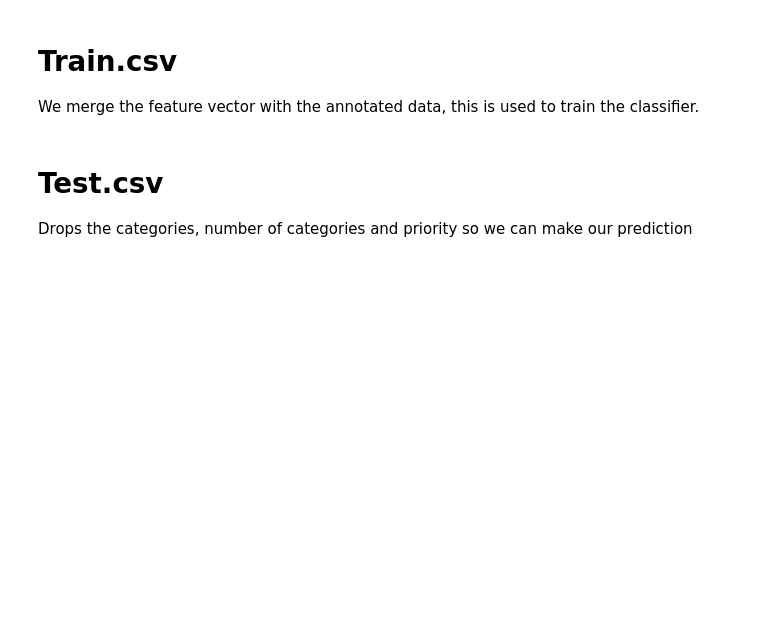
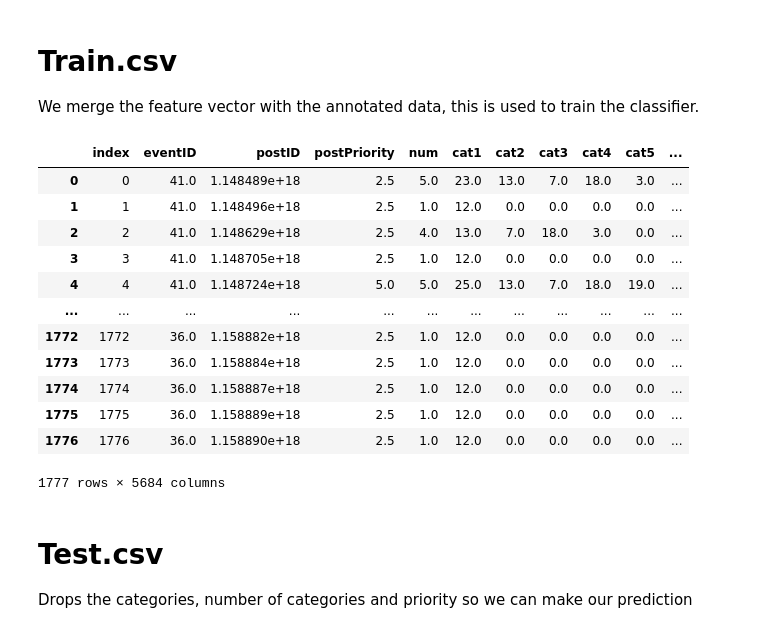
Before and after one commit to glasgowm148/Calamity, a Jupyter notebook: src/jupyter/1-notebooks/API.ipynb, the cells around one changed output. Saved outputs shown, nothing was run; the diff lists cells and outputs as text; code cells hidden in the pictures; blank space fills up the shorter version.

```diff
--- a/src/jupyter/1-notebooks/API.ipynb
+++ b/src/jupyter/1-notebooks/API.ipynb
@@ -255,5 +363,5 @@ api_input = new_df
 api_input.describe()
 # %%
 # Group by tweet
-feature_vector_input = api_input.groupby(['tweet_id']).agg('first')
+feature_vector_input = df.groupby(['tweet_id']).agg('first')
 feature_vector_input
@@ -307,25 +444,40 @@ labels
 
 
 We merge the feature vector with the annotated data, this is used to train the classifier.
+# %%
+feature_vector_input.drop(['tweet_text'], axis = 1, inplace = True)
+feature_vector_input.drop(['embeddings'], axis = 1, inplace = True)
+feature_vector_input.drop(['sentiment'], axis = 1, inplace = True)
 # %%
-test.drop(list(test.filter(regex = 'text\d+$')), axis = 1, inplace = True)
-
-
 # Merges the input feature vector with the labels
 train = pd.merge(labels, feature_vector_input, left_on = 'postID', right_on = 'tweet_id', how = 'inner')
 
 # reset the index
 train = train.reset_index()
 
 # fill NaN and replace Infinity
 train.fillna(0, inplace=True)
 train.replace([np.inf, -np.inf], np.nan, inplace=True)
 train = train.dropna(axis=0, how='any', thresh=None, subset=None, inplace=False)
 
 # export to csv
 train.to_csv("../train.csv", index=False)
 
 train
+# %% [output]
+|  | index | eventID | postID | postPriority | num | cat1 | cat2 | cat3 | cat4 | cat5 | ... |
+| 0 | 0 | 41.0 | 1.148489e+18 | 2.5 | 5.0 | 23.0 | 13.0 | 7.0 | 18.0 | 3.0 | ... |
+| 1 | 1 | 41.0 | 1.148496e+18 | 2.5 | 1.0 | 12.0 | 0.0 | 0.0 | 0.0 | 0.0 | ... |
+| 2 | 2 | 41.0 | 1.148629e+18 | 2.5 | 4.0 | 13.0 | 7.0 | 18.0 | 3.0 | 0.0 | ... |
+| 3 | 3 | 41.0 | 1.148705e+18 | 2.5 | 1.0 | 12.0 | 0.0 | 0.0 | 0.0 | 0.0 | ... |
+| 4 | 4 | 41.0 | 1.148724e+18 | 5.0 | 5.0 | 25.0 | 13.0 | 7.0 | 18.0 | 19.0 | ... |
+| ... | ... | ... | ... | ... | ... | ... | ... | ... | ... | ... | ... |
+| 1772 | 1772 | 36.0 | 1.158882e+18 | 2.5 | 1.0 | 12.0 | 0.0 | 0.0 | 0.0 | 0.0 | ... |
+| 1773 | 1773 | 36.0 | 1.158884e+18 | 2.5 | 1.0 | 12.0 | 0.0 | 0.0 | 0.0 | 0.0 | ... |
+| 1774 | 1774 | 36.0 | 1.158887e+18 | 2.5 | 1.0 | 12.0 | 0.0 | 0.0 | 0.0 | 0.0 | ... |
+| 1775 | 1775 | 36.0 | 1.158889e+18 | 2.5 | 1.0 | 12.0 | 0.0 | 0.0 | 0.0 | 0.0 | ... |
+| 1776 | 1776 | 36.0 | 1.158890e+18 | 2.5 | 1.0 | 12.0 | 0.0 | 0.0 | 0.0 | 0.0 | ... |
+1777 rows × 5684 columns
 # %% [markdown]
 # Test.csv
 
```
Also changed, not shown: parts of 17 cells of this notebook, 11 other files.
